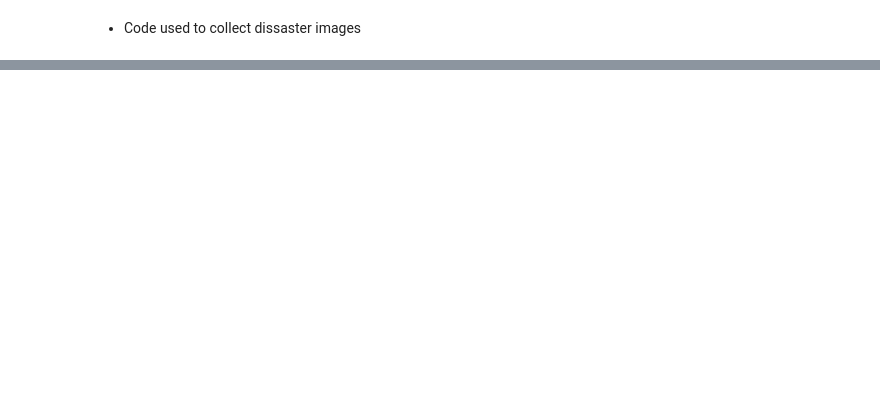
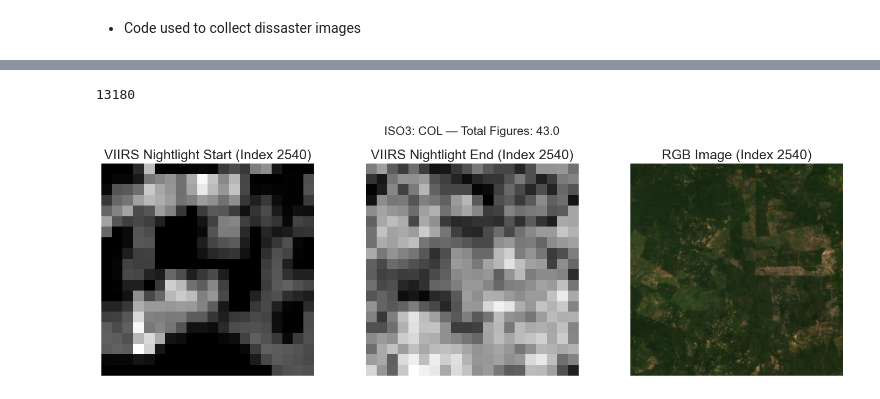
Before and after one commit to iamhaingo/migration-estimation, a Jupyter notebook: src/data/earth_engine_extraction.ipynb, the cells around one changed output, grey strips where cells are left out. Saved outputs shown, nothing was run; the diff lists cells and outputs as text; code cells hidden in the pictures; blank space fills up the shorter version.

```diff
--- a/src/data/earth_engine_extraction.ipynb
+++ b/src/data/earth_engine_extraction.ipynb
@@ -411,9 +436,11 @@ def read_hdf5_to_dataframe(h5_path="unified_data.h5"):
         figures = f["figures"][:]
         indices = f["indices"][:]
         iso3 = f["iso3"][:]
+        types = f["type"][:]
 
     # Decode bytes to strings
     iso3_decoded = [x.decode("utf-8") if isinstance(x, bytes) else x for x in iso3]
+    types_decoded = [x.decode("utf-8") if isinstance(x, bytes) else x for x in types]
 
     # Create a DataFrame
     df = pd.DataFrame({
@@ -422,7 +449,8 @@ def read_hdf5_to_dataframe(h5_path="unified_data.h5"):
         "viirs_end": list(viirs_end),
         "rgb": list(rgb),
         "figures": figures,
-        "iso3": iso3_decoded
+        "iso3": iso3_decoded,
+        "type": types_decoded,
     })
 
     return df
@@ -581,2 +628,2 @@ gdf_disasters
 # %%
-# df_unified_parallel = read_hdf5_to_dataframe(h5_path="disaster.h5")
+df_unified_parallel = read_hdf5_to_dataframe(h5_path="disaster1.h5")
@@ -589,7 +639,15 @@ gdf_disasters
+# %%
+len(df_unified_parallel)
+# %% [output]
+13180
 # %%
-# # plot a random example from the parallel dataframe
-# random_index = np.random.choice(df_unified_parallel.index)
-# plot_hdf5_example(df_unified_parallel.loc[random_index], random_index)
+# plot a random example from the parallel dataframe
+random_index = np.random.choice(df_unified_parallel.index)
+
+# plot the random example from df_unified_parallel
+plot_collected_data(df_unified_parallel.loc[random_index], random_index)
+# %% [output]
+[figure, added]
 # %%
 # modify so indices is the index of the dataframe
 def read_hdf5_to_dataframe_with_index(h5_path="unified_parallel.h5"):
```
Also changed, not shown: parts of 29 cells of this notebook, 2 other files.
